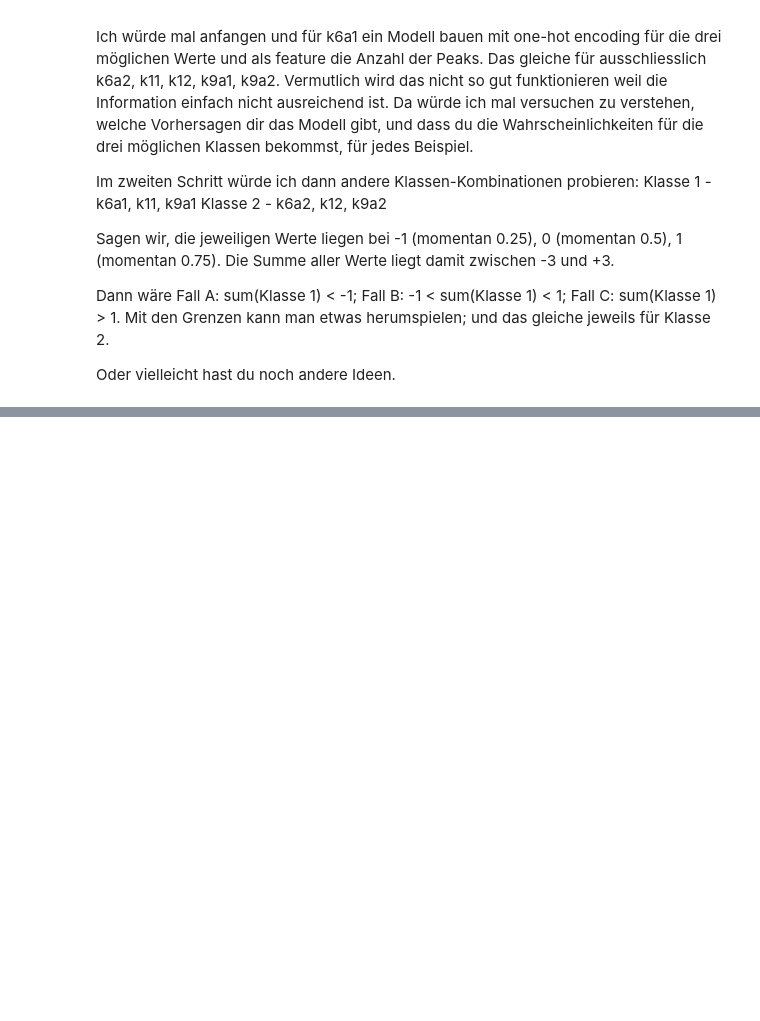
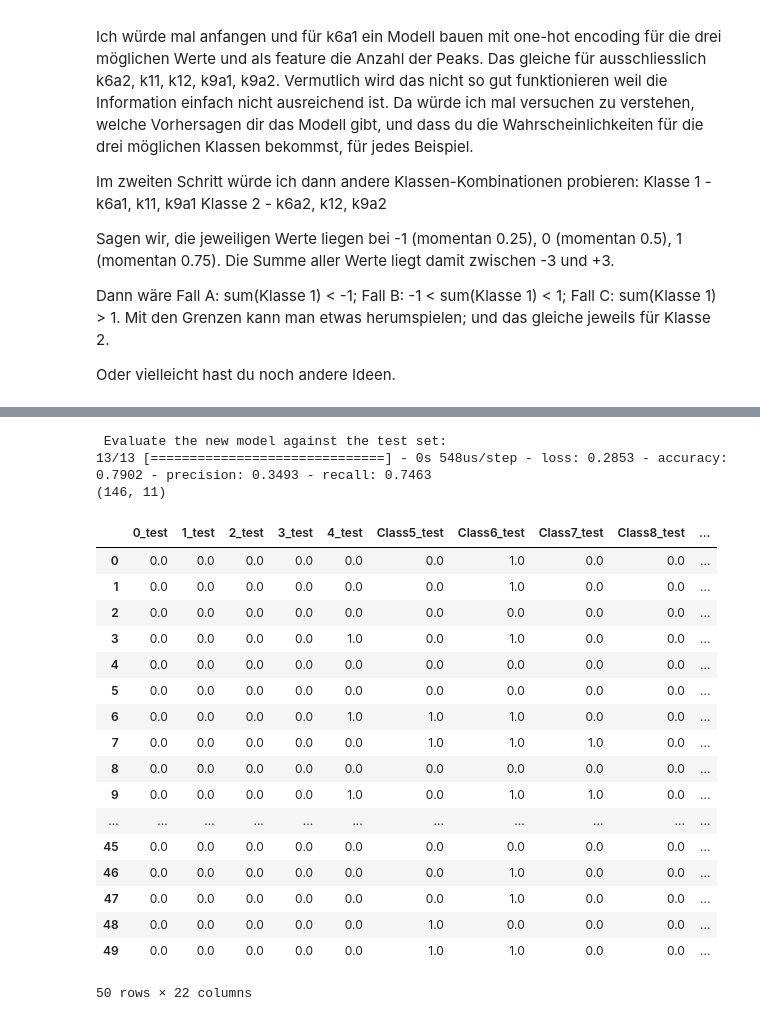
Before and after one commit to GwydionJon/EN_learn, a Jupyter notebook: machine_learning/ML_get_parameters_from_peakNumber_inga.ipynb, the cells around one changed output, grey strips where cells are left out. Cells and saved outputs as stored; diff of their text form; code cells hidden in the pictures; blank space fills up the shorter version.

```diff
--- a/machine_learning/ML_get_parameters_from_peakNumber_inga.ipynb
+++ b/machine_learning/ML_get_parameters_from_peakNumber_inga.ipynb
@@ -171,0 +522,53 @@ Oder vielleicht hast du noch andere Ideen.
+# %%
+features={"no_of_max":data_test["no_of_max"].to_numpy()}
+label=data_test[label_name].to_numpy()
+#print(label.reshape((len(label),6,3)))
+
+print("\n Evaluate the new model against the test set:")
+
+
+
+
+evaluation=my_model.evaluate(x = features, y = label, batch_size=batch_size)
+
+predicted = my_model.predict(features)
+
+#label=label.reshape((len(label),6,3))
+
+#predicted=predicted.reshape((len(predicted),6,3))
+print(predicted.shape)
+
+
+
+
+
+
+df_test=pd.DataFrame(label,columns=["0_test","1_test","2_test","3_test","4_test","Class5_test","Class6_test","Class7_test","Class8_test","Class9_test","Class10_test"])
+#df_test=pd.DataFrame(label,columns=["k6a1_0.25_label","k6a1_0.5_label","k6a1_0.75_label"])
+df_predict=pd.DataFrame(predicted,columns=["Class0","Class1","Class2","Class3","Class4","Class5","Class6","Class7","Class8","Class9","Class10"])
+#df_predict=pd.DataFrame(predicted,columns=["k6a1_0.25","k6a1_0.5","k6a1_0.75"])
+#df_test = df_test.round(0)
+#df_predict = df_predict.round(0)
+pd.concat([df_test,df_predict], axis=1).head(50)
+# %% [output]
+ Evaluate the new model against the test set:
+13/13 [==============================] - 0s 548us/step - loss: 0.2853 - accuracy: 0.7902 - precision: 0.3493 - recall: 0.7463
+(146, 11)
+|  | 0_test | 1_test | 2_test | 3_test | 4_test | Class5_test | Class6_test | Class7_test | Class8_test | ... |
+| 0 | 0.0 | 0.0 | 0.0 | 0.0 | 0.0 | 0.0 | 1.0 | 0.0 | 0.0 | ... |
+| 1 | 0.0 | 0.0 | 0.0 | 0.0 | 0.0 | 0.0 | 1.0 | 0.0 | 0.0 | ... |
+| 2 | 0.0 | 0.0 | 0.0 | 0.0 | 0.0 | 0.0 | 0.0 | 0.0 | 0.0 | ... |
+| 3 | 0.0 | 0.0 | 0.0 | 0.0 | 1.0 | 0.0 | 1.0 | 0.0 | 0.0 | ... |
+| 4 | 0.0 | 0.0 | 0.0 | 0.0 | 0.0 | 0.0 | 0.0 | 0.0 | 0.0 | ... |
+| 5 | 0.0 | 0.0 | 0.0 | 0.0 | 0.0 | 0.0 | 0.0 | 0.0 | 0.0 | ... |
+| 6 | 0.0 | 0.0 | 0.0 | 0.0 | 1.0 | 1.0 | 1.0 | 0.0 | 0.0 | ... |
+| 7 | 0.0 | 0.0 | 0.0 | 0.0 | 0.0 | 1.0 | 1.0 | 1.0 | 0.0 | ... |
+| 8 | 0.0 | 0.0 | 0.0 | 0.0 | 0.0 | 0.0 | 0.0 | 0.0 | 0.0 | ... |
+| 9 | 0.0 | 0.0 | 0.0 | 0.0 | 1.0 | 0.0 | 1.0 | 1.0 | 0.0 | ... |
+| ... | ... | ... | ... | ... | ... | ... | ... | ... | ... | ... |
+| 45 | 0.0 | 0.0 | 0.0 | 0.0 | 0.0 | 0.0 | 0.0 | 0.0 | 0.0 | ... |
+| 46 | 0.0 | 0.0 | 0.0 | 0.0 | 0.0 | 0.0 | 1.0 | 0.0 | 0.0 | ... |
+| 47 | 0.0 | 0.0 | 0.0 | 0.0 | 0.0 | 0.0 | 1.0 | 0.0 | 0.0 | ... |
+| 48 | 0.0 | 0.0 | 0.0 | 0.0 | 0.0 | 1.0 | 0.0 | 0.0 | 0.0 | ... |
+| 49 | 0.0 | 0.0 | 0.0 | 0.0 | 0.0 | 1.0 | 1.0 | 0.0 | 0.0 | ... |
+50 rows × 22 columns
```
Also changed, not shown: parts of 18 cells of this notebook, 1 other file.
